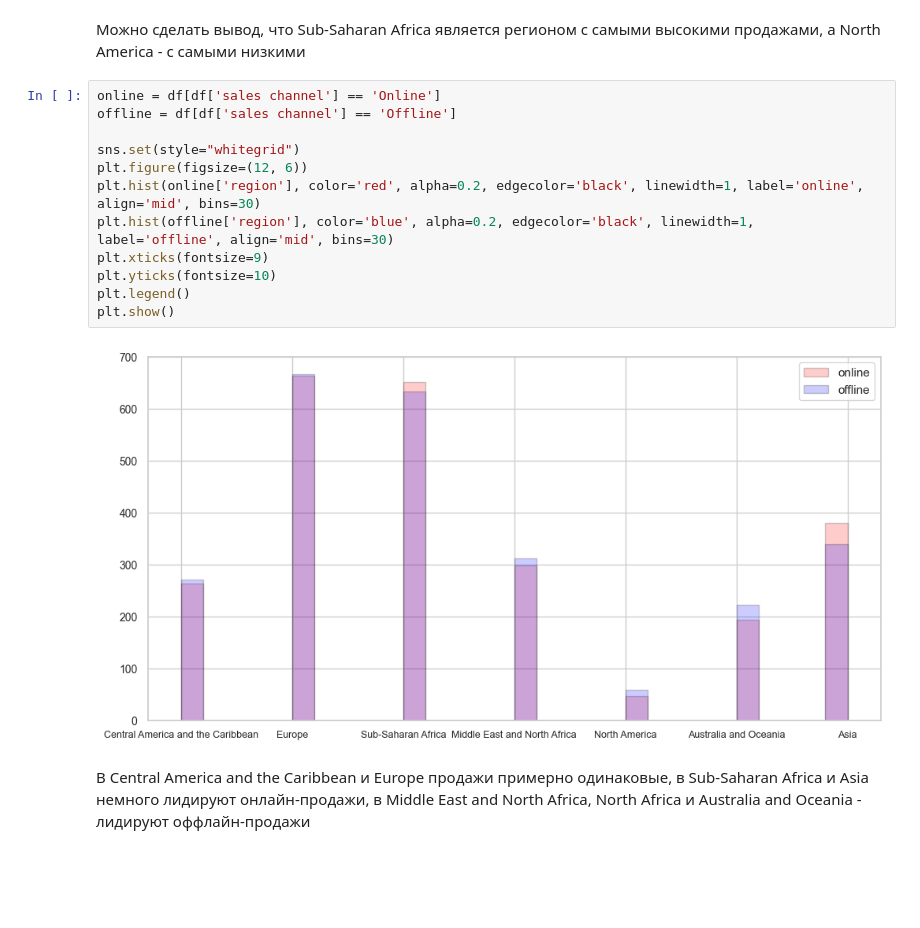
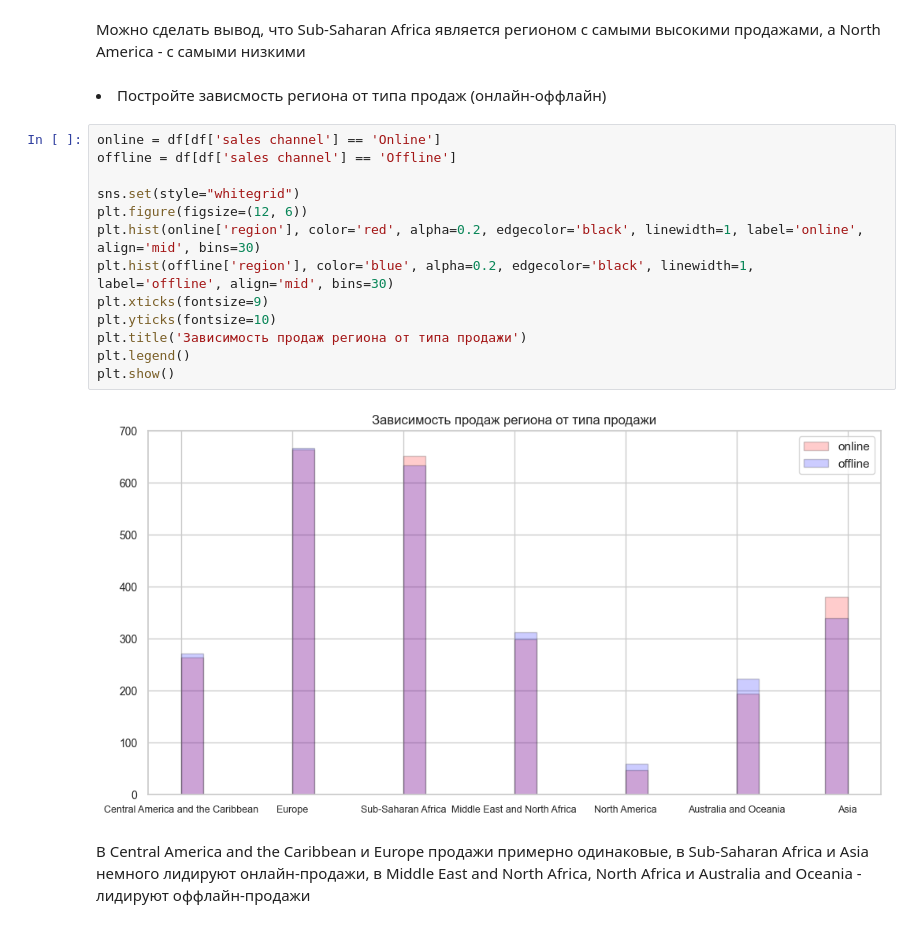
Before and after one commit to tsukerin/labs, a Jupyter notebook: labs_pm/lab8/main.ipynb, the cells around one changed output. Cells and saved outputs as stored; diff of their text form; blank space fills up the shorter version.

```diff
--- a/labs_pm/lab8/main.ipynb
+++ b/labs_pm/lab8/main.ipynb
@@ -108,20 +115,23 @@ df.groupby('region').agg({'units sold': 'sum', 'unit price': 'sum', 'unit cost':
 | North America | 484760 | 31107.34 | 22288.68 |
 # %% [markdown]
 Можно сделать вывод, что Sub-Saharan Africa является регионом с cамыми высокими продажами, а North America - с самыми низкими
+# %% [markdown]
+<li>Постройте зависмость региона от типа продаж (онлайн-оффлайн)
 # %%
 online = df[df['sales channel'] == 'Online']
 offline = df[df['sales channel'] == 'Offline']
 
 sns.set(style="whitegrid")
 plt.figure(figsize=(12, 6))
 plt.hist(online['region'], color='red', alpha=0.2, edgecolor='black', linewidth=1, label='online', align='mid', bins=30)
 plt.hist(offline['region'], color='blue', alpha=0.2, edgecolor='black', linewidth=1, label='offline', align='mid', bins=30)
 plt.xticks(fontsize=9)
 plt.yticks(fontsize=10)
+plt.title('Зависимость продаж региона от типа продажи')
 plt.legend()
 plt.show()
 # %% [output]
-[figure, old version]
+[figure, new version]
 # %% [markdown]
 В Central America and the Caribbean	и Europe продажи примерно одинаковые, в Sub-Saharan Africa и Asia немного лидируют онлайн-продажи, в Middle East and North Africa, North Africa и Australia and Oceania - лидируют оффлайн-продажи
 # %% [markdown]
```
Also changed, not shown: parts of 41 cells of this notebook.
